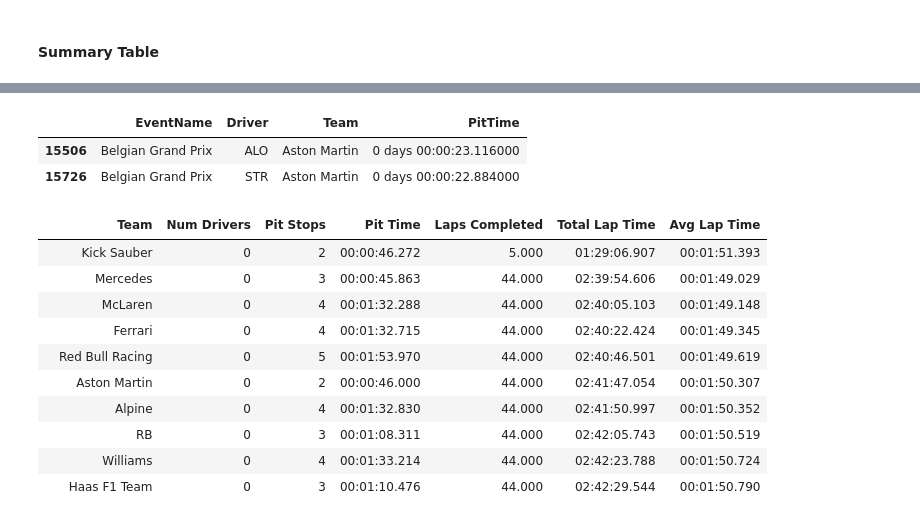
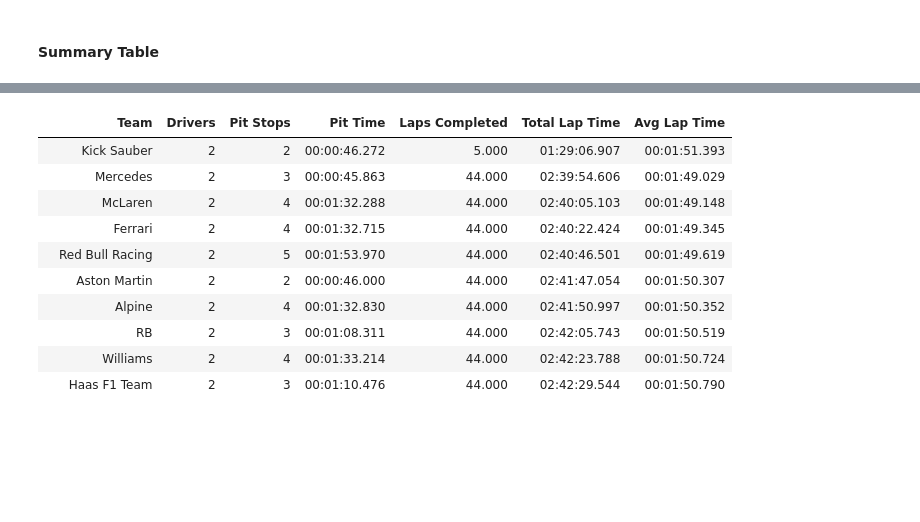
Before and after one commit to MyNameIsCalvinDavis/Data-Science, a Jupyter notebook: F1/F1.ipynb, the cells around one changed output, grey strips where cells are left out. Drawn from its saved outputs; the diff is of its cells as text; code cells hidden in the pictures; blank space fills up the shorter version.

```diff
--- a/F1/F1.ipynb
+++ b/F1/F1.ipynb
@@ -1177,0 +1186,25 @@ drivers_summary
+# %%
+laps = laps_raw[laps_raw["EventName"] == race]
+compounds = laps["Compound"].unique()
+
+driver_compound = pd.DataFrame(columns=compounds)
+
+for driver in laps["Driver"].unique():
+    laps_c = laps[laps["Driver"] == driver]
+
+    individual_compound_use = laps_c.groupby(["Driver", "Compound"]).count()[["LapNumber"]].reset_index() \
+            [["Compound", "LapNumber"]].set_index("Compound").rename(columns={"LapNumber":driver}).T
+
+    driver_compound = pd.concat([driver_compound, individual_compound_use], axis=0)
+    # 	Driver 	Compound 	LapNumber
+    # 0 	HAM 	HARD 	33.000
+    # 1 	HAM 	MEDIUM 	11.000
+
+driver_compound.fillna(0)
+
+
+# """
+#         SOFT   MED   HARD   WET
+# Driver   x     y     z      a
+# Driver   x     y     z      a
+# """
@@ -1179,9 +1235,3 @@ drivers_summary
 ### Teams
 # %% [markdown]
 #### Summary Table
-# %%
-pit_stops_c = pit_stops.copy()
-# Get team info on pit_stops
-pit_stops_c = pd.merge(left=pit_stops_c, right=laps_raw, left_on=["EventName", "Driver"], right_on=["EventName", "Driver"])[["EventName", "Driver", "Team", "PitStops"]]
-
-pit_stops_c.drop_duplicates()
@@ -1202,13 +1238,3 @@ pit_stops_c.drop_duplicates()
-# %%
-pit_times_c = pit_times.copy()
-# Get team info on pit_times
-pit_times_c = pd.merge(left=pit_times_c, right=laps_raw, left_on=["EventName", "Driver"], right_on=["EventName", "Driver"]) \
-    [["EventName", "Driver", "Team", "PitTime"]].drop_duplicates()
-pit_times_c[pit_times_c["Team"] == "Aston Martin"][pit_times_c["EventName"] == race]
-# %% [output]
-|  | EventName | Driver | Team | PitTime |
-| 15506 | Belgian Grand Prix | ALO | Aston Martin | 0 days 00:00:23.116000 |
-| 15726 | Belgian Grand Prix | STR | Aston Martin | 0 days 00:00:22.884000 |
 # %%
 teams_summary = pd.DataFrame()
 
@@ -1227,42 +1253,42 @@ for team in laps["Team"].unique():
         [["EventName", "Driver", "Team", "PitTime"]].drop_duplicates()
 
     pit_stops_c = pit_stops_c[(pit_stops_c["Team"] == team) & (pit_stops_c["EventName"] == race)]
     pit_times_c = pit_times_c[(pit_times_c["Team"] == team) & (pit_times_c["EventName"] == race)]
 
     # Total Lap Time
     lapsg = laps_c.groupby("EventName").sum()
     lapsg["LapTime"] = datetime.timedelta(seconds=lapsg["Sec"].iloc[0])
     lapsg = lapsg[["LapTime"]]
 
     # Avg Lap Time
     lapsgg = laps_c.groupby("EventName").mean()
     lapsgg["LapTime"] = datetime.timedelta(seconds=lapsgg["Sec"].iloc[0])
     lapsgg = lapsgg[["LapTime"]]
 
     d_team = {
         "Team": team,
-        "Num Drivers": [0],
+        "Drivers": [len(laps_c["Driver"].unique())],
         "Pit Stops":[pit_stops_c[["PitStops"]].sum().iloc[0]],
         "Pit Time":[pit_times_c["PitTime"].sum()],
         "Laps Completed":[laps_c.groupby(["EventName", "Team"]).last().reset_index()["LapNumber"].sum()],
         "Total Lap Time":[lapsg.to_string(header=False, index=False)[7:-3]],
         "Avg Lap Time":[lapsgg.to_string(header=False, index=False)[7:-3]],
     }
     df_team = pd.DataFrame(d_team).T
     df_team.columns = [""]
     teams_summary = pd.concat([teams_summary, df_team.T], axis=0)
 teams_summary["Pit Time"] = convert_days_format_to_datetime(teams_summary["Pit Time"].astype(str), False)
 teams_summary["Pit Time"] = teams_summary["Pit Time"].str[:-3]
 teams_summary.sort_values("Total Lap Time")
 # %% [output]
-|  | Team | Num Drivers | Pit Stops | Pit Time | Laps Completed | Total Lap Time | Avg Lap Time |
-|  | Kick Sauber | 0 | 2 | 00:00:46.272 | 5.000 | 01:29:06.907 | 00:01:51.393 |
-|  | Mercedes | 0 | 3 | 00:00:45.863 | 44.000 | 02:39:54.606 | 00:01:49.029 |
-|  | McLaren | 0 | 4 | 00:01:32.288 | 44.000 | 02:40:05.103 | 00:01:49.148 |
-|  | Ferrari | 0 | 4 | 00:01:32.715 | 44.000 | 02:40:22.424 | 00:01:49.345 |
-|  | Red Bull Racing | 0 | 5 | 00:01:53.970 | 44.000 | 02:40:46.501 | 00:01:49.619 |
-|  | Aston Martin | 0 | 2 | 00:00:46.000 | 44.000 | 02:41:47.054 | 00:01:50.307 |
-|  | Alpine | 0 | 4 | 00:01:32.830 | 44.000 | 02:41:50.997 | 00:01:50.352 |
-|  | RB | 0 | 3 | 00:01:08.311 | 44.000 | 02:42:05.743 | 00:01:50.519 |
-|  | Williams | 0 | 4 | 00:01:33.214 | 44.000 | 02:42:23.788 | 00:01:50.724 |
-|  | Haas F1 Team | 0 | 3 | 00:01:10.476 | 44.000 | 02:42:29.544 | 00:01:50.790 |
+|  | Team | Drivers | Pit Stops | Pit Time | Laps Completed | Total Lap Time | Avg Lap Time |
+|  | Kick Sauber | 2 | 2 | 00:00:46.272 | 5.000 | 01:29:06.907 | 00:01:51.393 |
+|  | Mercedes | 2 | 3 | 00:00:45.863 | 44.000 | 02:39:54.606 | 00:01:49.029 |
+|  | McLaren | 2 | 4 | 00:01:32.288 | 44.000 | 02:40:05.103 | 00:01:49.148 |
+|  | Ferrari | 2 | 4 | 00:01:32.715 | 44.000 | 02:40:22.424 | 00:01:49.345 |
+|  | Red Bull Racing | 2 | 5 | 00:01:53.970 | 44.000 | 02:40:46.501 | 00:01:49.619 |
+|  | Aston Martin | 2 | 2 | 00:00:46.000 | 44.000 | 02:41:47.054 | 00:01:50.307 |
+|  | Alpine | 2 | 4 | 00:01:32.830 | 44.000 | 02:41:50.997 | 00:01:50.352 |
+|  | RB | 2 | 3 | 00:01:08.311 | 44.000 | 02:42:05.743 | 00:01:50.519 |
+|  | Williams | 2 | 4 | 00:01:33.214 | 44.000 | 02:42:23.788 | 00:01:50.724 |
+|  | Haas F1 Team | 2 | 3 | 00:01:10.476 | 44.000 | 02:42:29.544 | 00:01:50.790 |
```
Also changed, not shown: parts of 5 cells of this notebook.
